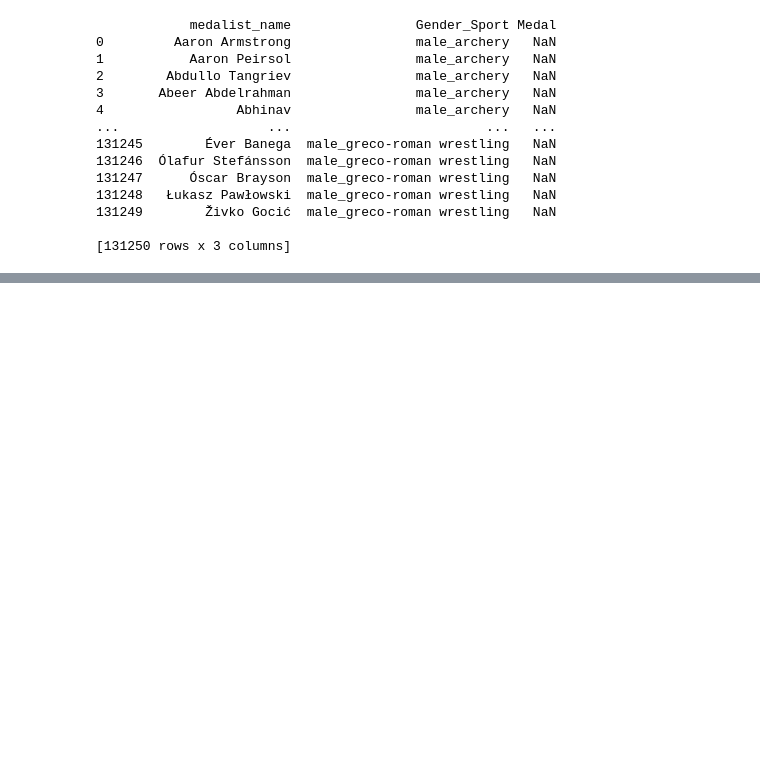
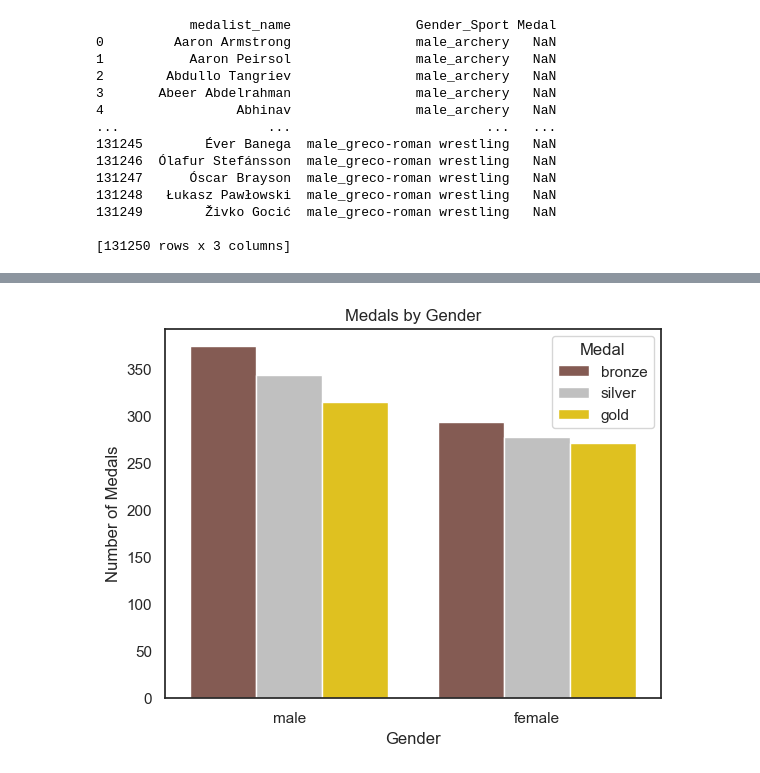
Before and after one commit to JaylynneCM/Monterroso-Data-Science-Portfolio, a Jupyter notebook: TidyData-Project/Tidy_Data_Notebook.ipynb, the cells around one changed output, grey strips where cells are left out. Saved outputs shown, nothing was run; the diff lists cells and outputs as text; code cells hidden in the pictures; blank space fills up the shorter version.

Commit message:
Created a Visualization with Tidy Data

```diff
--- a/TidyData-Project/Tidy_Data_Notebook.ipynb
+++ b/TidyData-Project/Tidy_Data_Notebook.ipynb
@@ -78,5 +87,8 @@ print(df_melted)
 # %%
 # Remove empty rows(only NaN in Medal column)
 df_melted_tidy = df_melted.dropna()
+# Reset index after empty rows have been dropped
+df_melted_tidy= df_melted_tidy.reset_index(drop = True)
+
 print(df_melted_tidy)
 # %% [output]
@@ -98,8 +110,9 @@ print(df_melted_tidy)
 #Split column of "Gender_Sport" since they contain two variables using str.split()
 new_columns = (df_melted_tidy.
   Gender_Sport.str.split("_", expand = True).
-  rename(columns = {0: "Gender", 1: "Sport"})
+  rename(columns = {0:"Gender", 1:"Sport"})
   )
 print(new_columns)
-pd.concat([df_melted_tidy.drop(columns = 'Gender_Sport'), new_columns], axis = 1)
+# drop the combined variable column (Gender_Sport) and insert new columns into the data frame
+df_Final_Tidy = pd.concat([df_melted_tidy.drop(columns = 'Gender_Sport'), new_columns], axis = 1)
 # %% [output]
@@ -132,0 +155,15 @@ pd.concat([df_melted_tidy.drop(columns = 'Gender_Sport'), new_columns], axis = 1
+# %%
+# Change visualization colors for aesthetic presentation of graph
+palette = {
+    'bronze': 'tab:brown',
+    'silver': 'silver',
+    'gold': 'gold',
+}
+# Create a visualization with new tidy data
+sns.countplot( x = 'Gender', hue = 'Medal',  data = df_Final_Tidy, palette=palette, )
+# Label Title and axis for visual presentation
+plt.title("Medals by Gender")
+plt.ylabel ("Number of Medals")
+plt.show()
+# %% [output]
+[figure, added]
```
Also changed, not shown: parts of 6 cells of this notebook.
